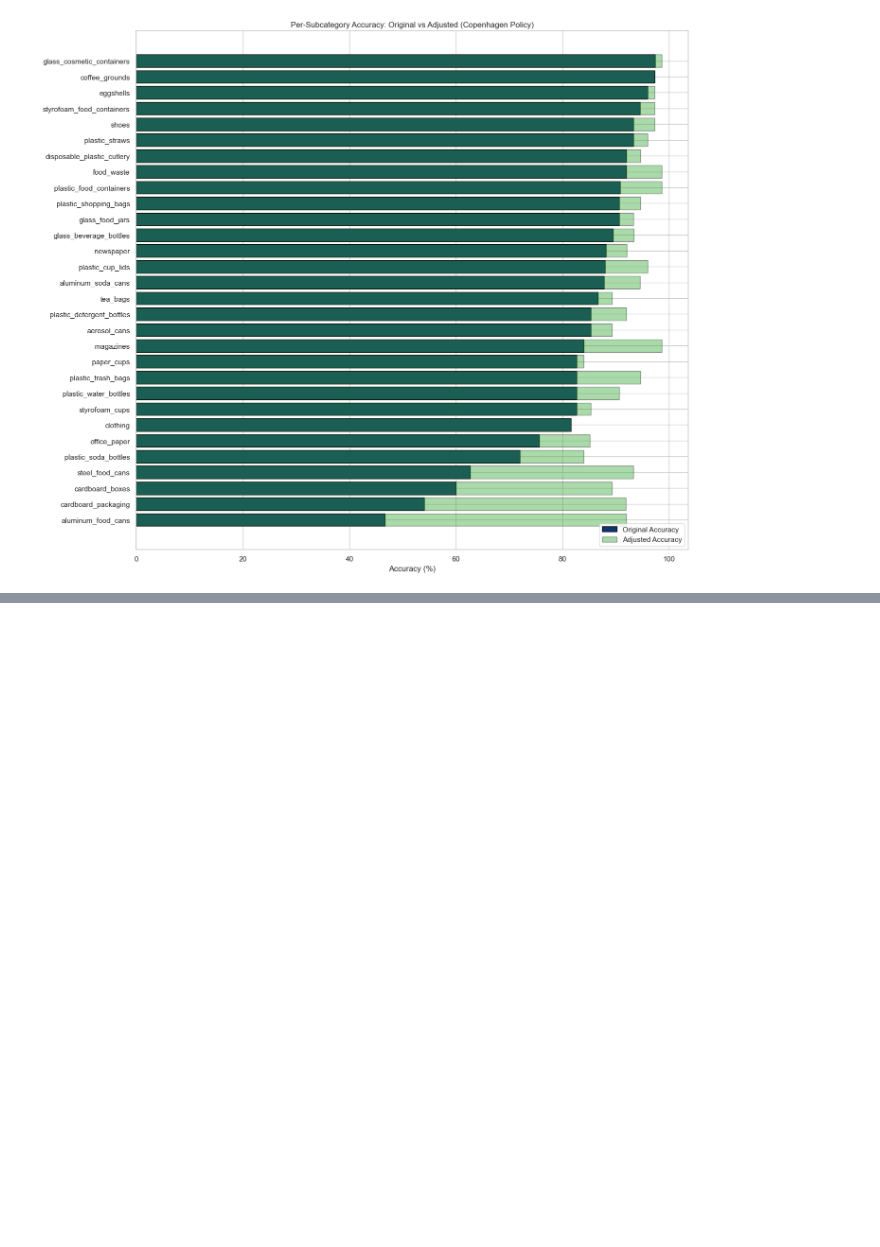
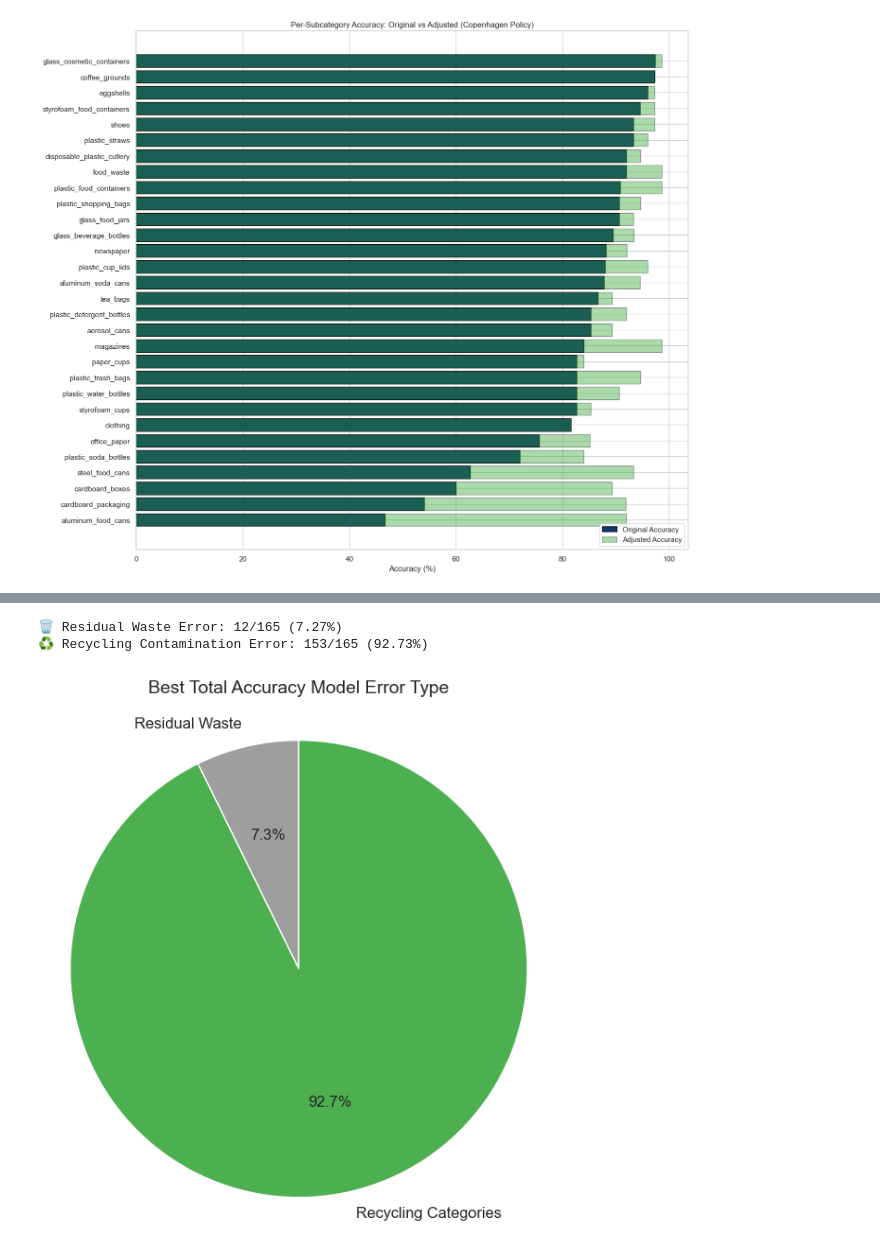
Before and after one commit to skozub25/Waste-Classification, a Jupyter notebook: refine_best_models.ipynb, the cells around one changed output, grey strips where cells are left out. Cells and saved outputs as stored; diff of their text form; code cells hidden in the pictures; blank space fills up the shorter version.

```diff
--- a/refine_best_models.ipynb
+++ b/refine_best_models.ipynb
@@ -2340,0 +2918,46 @@ plt.show()
+# %%
+# ----------------------
+# ERROR BREAKDOWN: Residual vs Recycling Mistakes
+# ----------------------
+
+# Total errors (where prediction ≠ truth)
+b0v2_total_errors = sum(t != p for t, p in zip(b0v2_all_labels_main, b0v2_all_preds_main))
+
+# Errors where model incorrectly predicted "Residual Waste"
+b0v2_residual_errors = sum(
+    (t != p) and (p == "Residual Waste") for t, p in zip(b0v2_all_labels_main, b0v2_all_preds_main)
+)
+
+# Remaining errors are wrong recycling predictions
+b0v2_recycling_errors = b0v2_total_errors - b0v2_residual_errors
+
+# Percent breakdown
+if b0v2_total_errors > 0:
+    residual_err_pct = 100 * b0v2_residual_errors / b0v2_total_errors
+    recycling_err_pct = 100 * b0v2_recycling_errors / b0v2_total_errors
+else:
+    residual_err_pct = recycling_err_pct = 0.0
+
+#print("\n🔍 Misclassification Breakdown (Main Category Level):")
+print(f"🗑 Residual Waste Error: {b0v2_residual_errors}/{b0v2_total_errors} ({residual_err_pct:.2f}%)")
+print(f"♻️ Recycling Contamination Error: {b0v2_recycling_errors}/{b0v2_total_errors} ({recycling_err_pct:.2f}%)")
+
+# ----------------------
+# VISUALIZATION: Improved Pie Chart
+# ----------------------
+labels = ['Residual Waste', 'Recycling Categories']
+sizes = [b0v2_residual_errors, b0v2_recycling_errors]
+colors = ['#9e9e9e', '#4caf50']
+
+fig, ax = plt.subplots(figsize=(7, 7))  # Increased size for better spacing
+wedges, texts, autotexts = ax.pie(
+    sizes, labels=labels, autopct='%1.1f%%', startangle=90, colors=colors,
+    textprops={'fontsize': 12}
+)
+ax.set_title("Best Total Accuracy Model Error Type", fontsize=14, pad=20)
+ax.axis('equal')  # Ensures circular pie
+plt.show()
+# %% [output]
+🗑 Residual Waste Error: 12/165 (7.27%)
+♻️ Recycling Contamination Error: 153/165 (92.73%)
+[figure, added]
```
Also changed, not shown: parts of 5 cells of this notebook, 1 other file.
